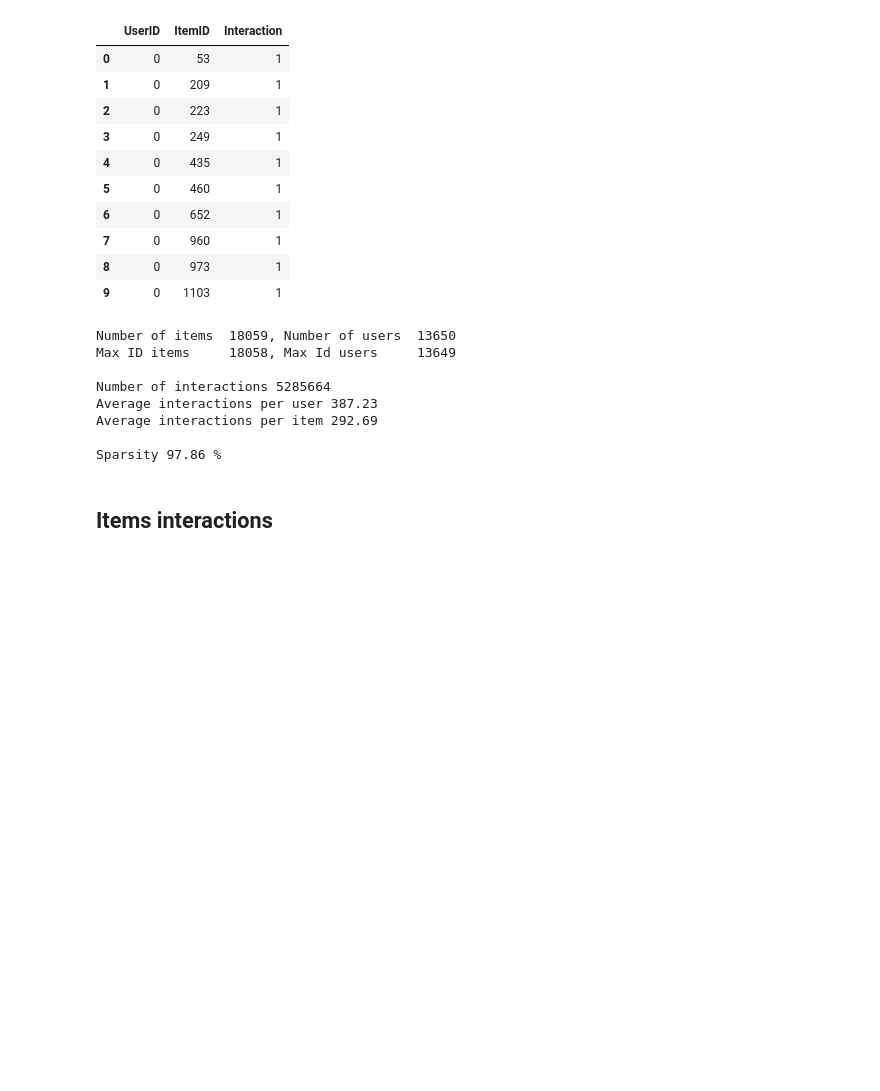
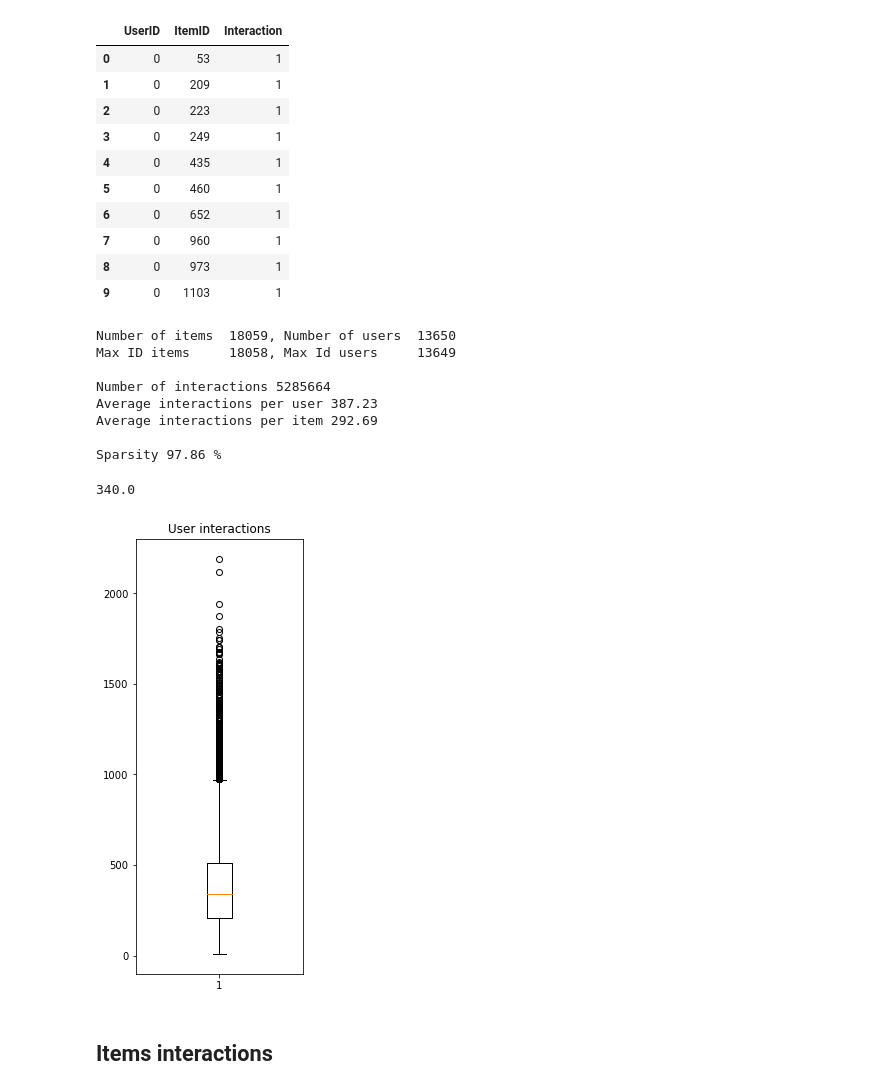
Before and after one commit to fulcus/recommender-systems-challenge, a Jupyter notebook: notebooks/exploration.ipynb, the cells around one changed output. Cells and saved outputs as stored; diff of their text form; code cells hidden in the pictures; blank space fills up the shorter version.

```diff
--- a/notebooks/exploration.ipynb
+++ b/notebooks/exploration.ipynb
@@ -77,6 +77,22 @@ Average interactions per user 387.23
 Average interactions per item 292.69
 
 Sparsity 97.86 %
+# %%
+user_interactions = URM_all_dataframe.groupby("UserID").sum("Interaction")['Interaction']
+# %%
+np.median(user_interactions)
+# %% [output]
+340.0
+# %%
+import matplotlib.pyplot as plt
+
+fig1, ax1 = plt.subplots()
+fig1.set_size_inches(3, 8)
+
+ax1.set_title('User interactions')
+ax1.boxplot(user_interactions);
+# %% [output]
+[figure, added]
 # %% [markdown]
 ## Items interactions
 # %% [markdown]
```
Also changed, not shown: parts of 4 cells of this notebook, 1 other file.
